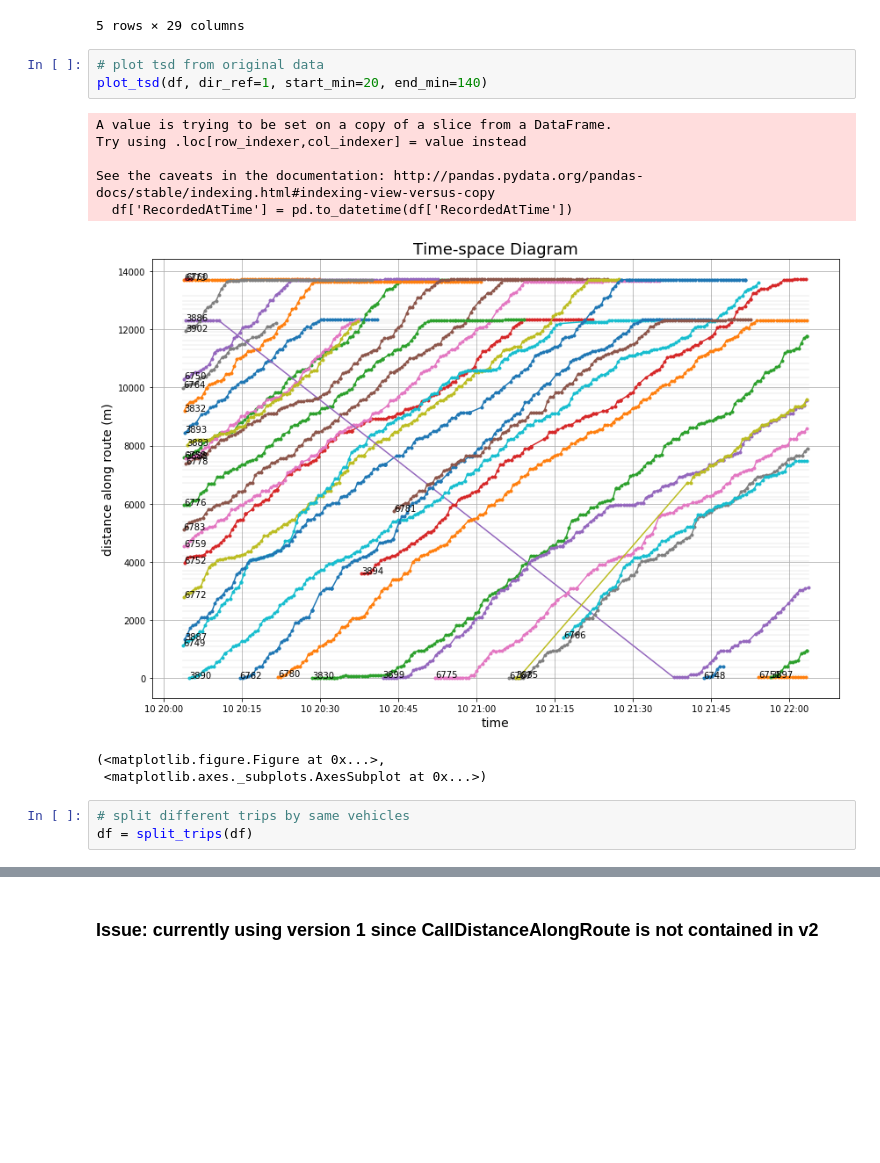
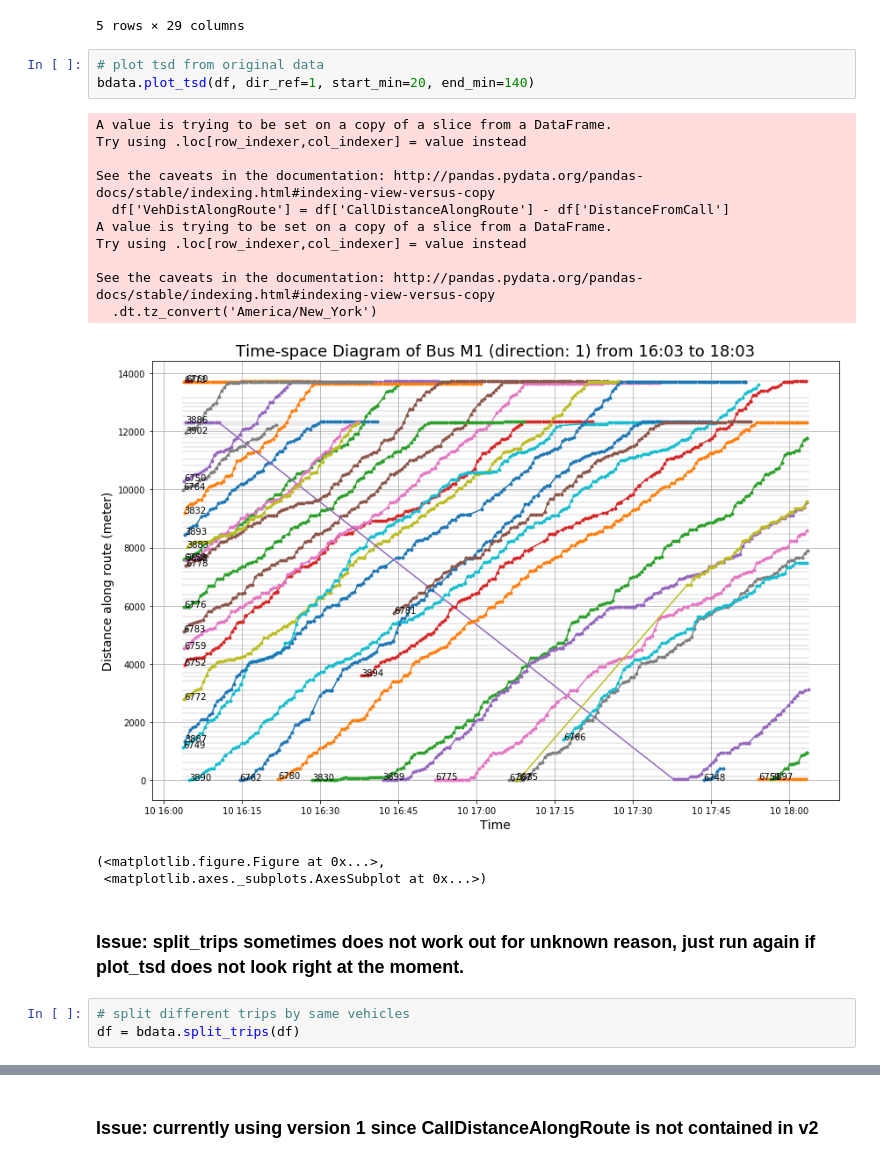
Before and after one commit to ywnch/buskit, a Jupyter notebook: example_busdata.ipynb, the cells around one changed output, grey strips where cells are left out. Drawn from its saved outputs; the diff is of its cells as text; blank space fills up the shorter version.

```diff
--- a/example_busdata.ipynb
+++ b/example_busdata.ipynb
@@ -115,18 +115,25 @@ df.head()
 5 rows × 29 columns
 # %%
 # plot tsd from original data
-plot_tsd(df, dir_ref=1, start_min=20, end_min=140)
+bdata.plot_tsd(df, dir_ref=1, start_min=20, end_min=140)
 # %% [output]
 A value is trying to be set on a copy of a slice from a DataFrame.
 Try using .loc[row_indexer,col_indexer] = value instead
 
 See the caveats in the documentation: http://pandas.pydata.org/pandas-docs/stable/indexing.html#indexing-view-versus-copy
-  df['RecordedAtTime'] = pd.to_datetime(df['RecordedAtTime'])
+  df['VehDistAlongRoute'] = df['CallDistanceAlongRoute'] - df['DistanceFromCall']
+A value is trying to be set on a copy of a slice from a DataFrame.
+Try using .loc[row_indexer,col_indexer] = value instead
+
+See the caveats in the documentation: http://pandas.pydata.org/pandas-docs/stable/indexing.html#indexing-view-versus-copy
+  .dt.tz_convert('America/New_York')
-[figure, old version]
+[figure, new version]
 (<matplotlib.figure.Figure at 0x...>,
  <matplotlib.axes._subplots.AxesSubplot at 0x...>)
+# %% [markdown]
+### Issue: split_trips sometimes does not work out for unknown reason, just run again if plot_tsd does not look right at the moment.
 # %%
 # split different trips by same vehicles
-df = split_trips(df)
+df = bdata.split_trips(df)
 # %%
 # plot tsd from split data
```
Also changed, not shown: parts of 3 cells of this notebook, 11 other files.
